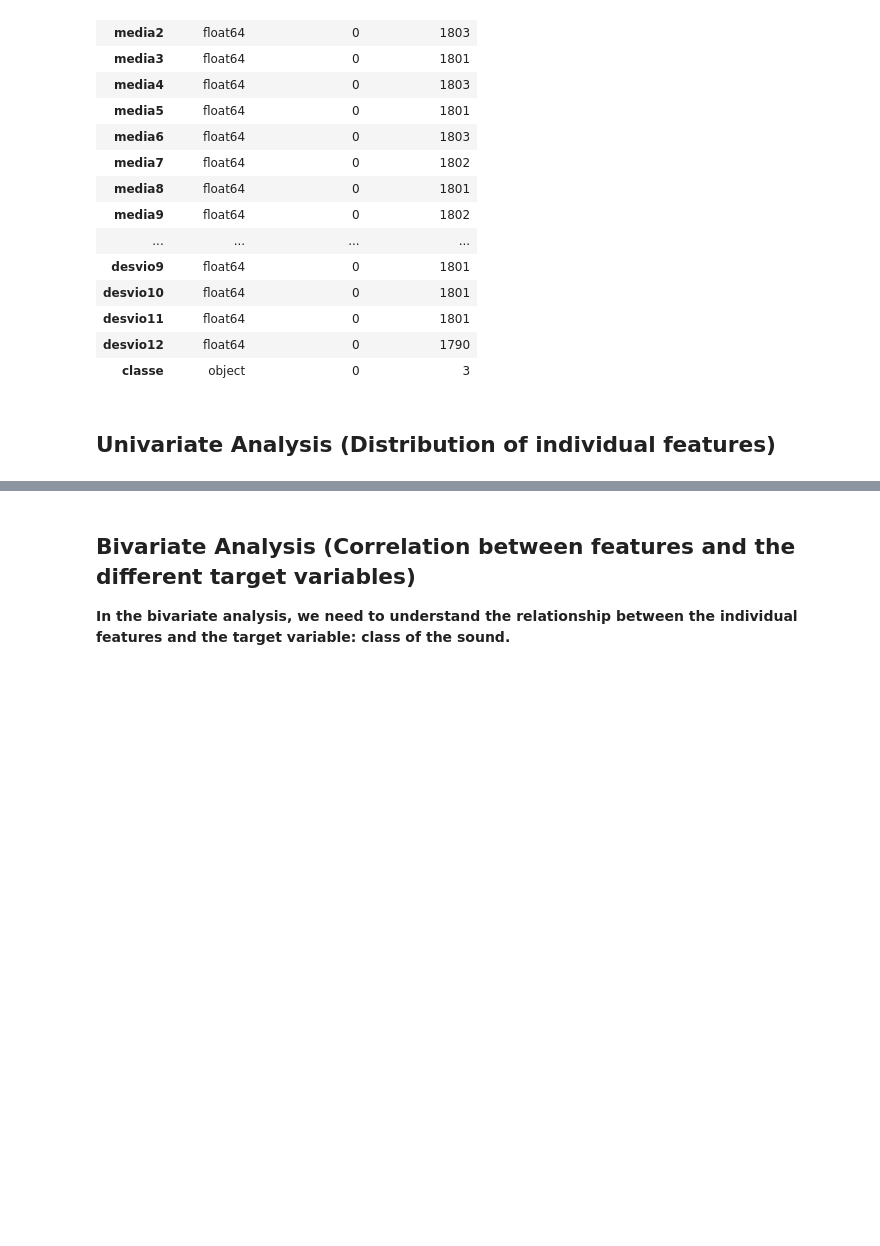
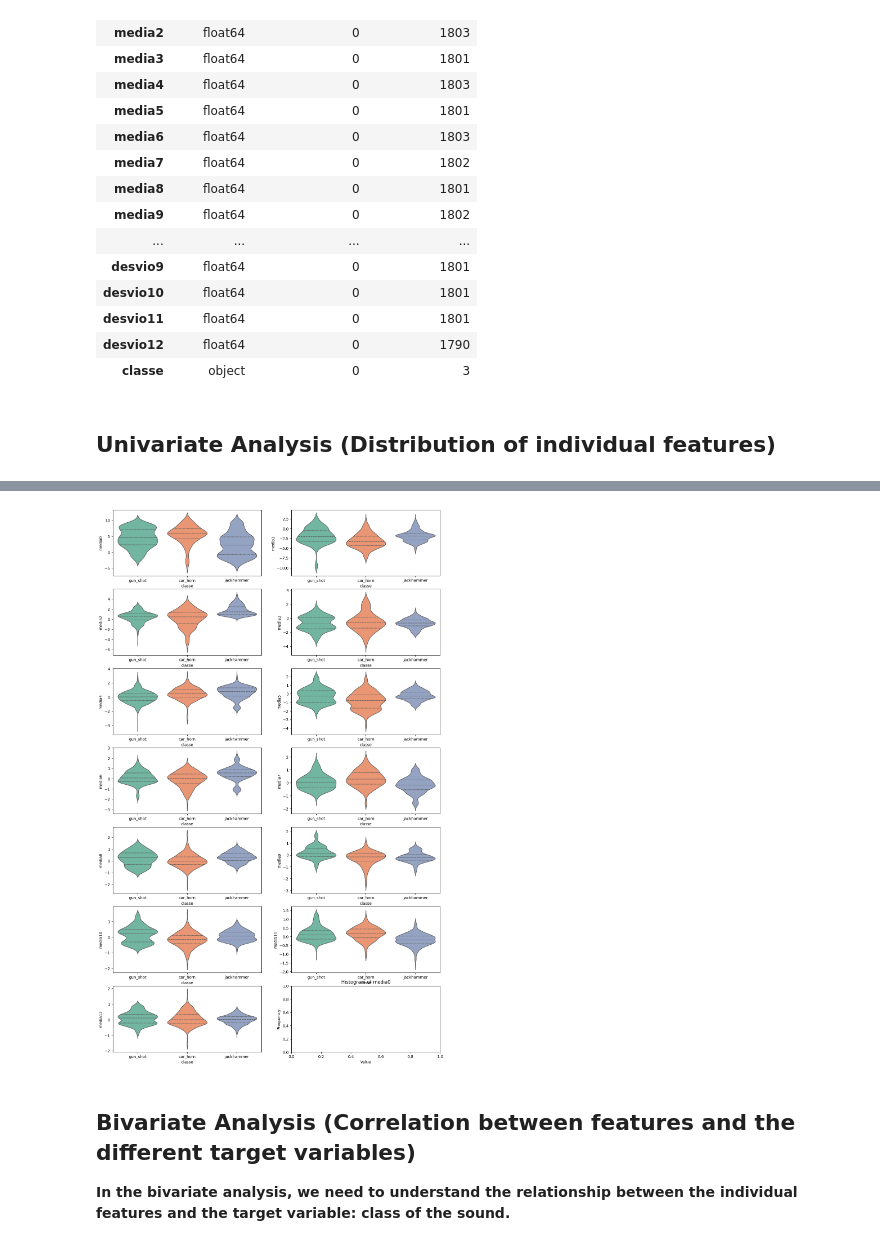
Before and after one commit to qettera/Machine-Learning-Overview, a Jupyter notebook: project.ipynb, the cells around one changed output, grey strips where cells are left out. Drawn from its saved outputs; the diff is of its cells as text; code cells hidden in the pictures; blank space fills up the shorter version.

```diff
--- a/project.ipynb
+++ b/project.ipynb
@@ -151,3 +179,17 @@ df_info
+# %%
+_, axes = plt.subplots(7, 2, figsize=(15,25))
+
+for i in range(0, 7):
+    sns.violinplot(data=df, x='classe', y='media' + str(i*2), inner='quart', palette='Set2', ax=axes[i][0])
+    if (i == 6):
+        continue
+    sns.violinplot(data=df,x='classe', y='media' + str(i*2 + 1), inner='quart', palette='Set2', ax=axes[i][1])
+plt.xlabel('Value')
+plt.ylabel('Frequency')
+plt.title('Histogram of media0')
+plt.show()
+# %% [output]
+[figure, added]
 # %% [markdown]
 ## Bivariate Analysis (Correlation between features and the different target variables)
 **In the bivariate analysis, we need to understand the relationship between the individual features and the target variable: class of the sound.**
```
Also changed, not shown: parts of 4 cells of this notebook.
